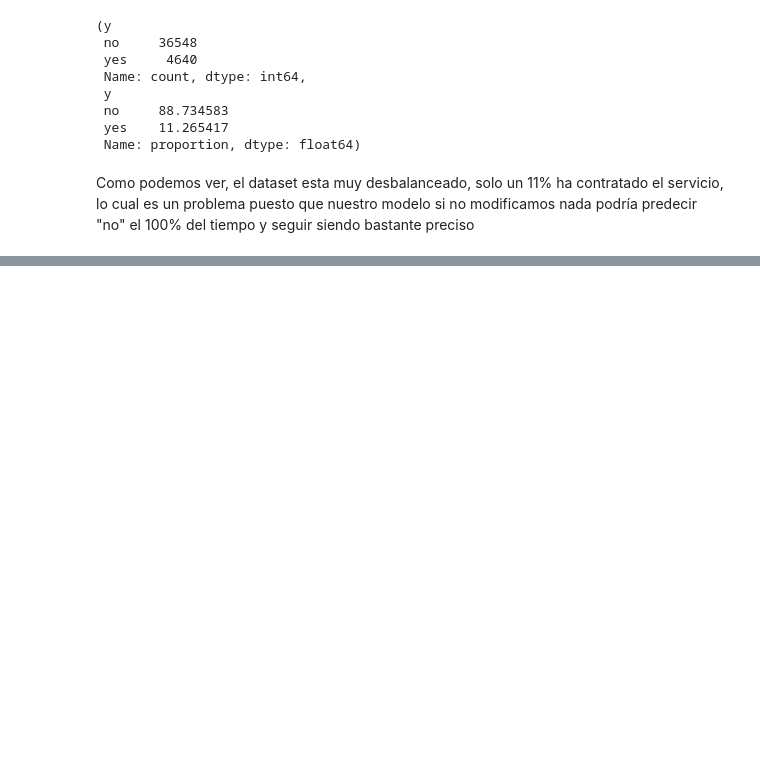
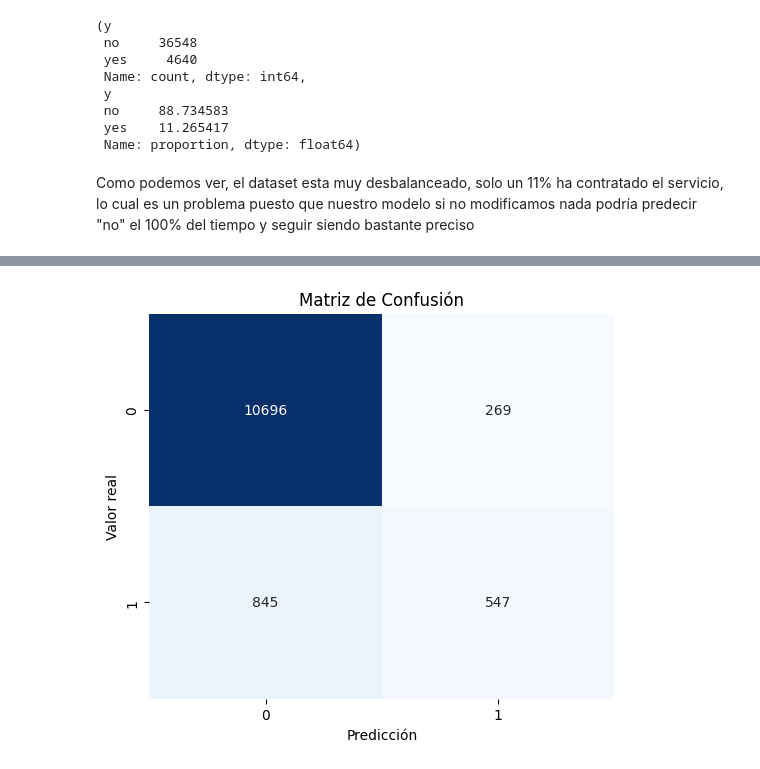
Before and after one commit to 4GeeksAcademy/najuvgz-intro-ml, a Jupyter notebook: src/01-logistic-regression.ipynb, the cells around one changed output, grey strips where cells are left out. Cells and saved outputs as stored; diff of their text form; code cells hidden in the pictures; blank space fills up the shorter version.

```diff
--- a/src/01-logistic-regression.ipynb
+++ b/src/01-logistic-regression.ipynb
@@ -133,0 +159,25 @@ Como podemos ver, el dataset esta muy desbalanceado, solo un 11% ha contratado e
+# %%
+df_model = df.copy()
+
+
+cat_cols = df_model.select_dtypes(include='object').columns
+
+le = LabelEncoder()
+for col in cat_cols:
+    df_model[col] = le.fit_transform(df_model[col])
+
+
+X = df_model.drop('y', axis=1)
+y = df_model['y']
+
+
+X_train, X_test, y_train, y_test = train_test_split(
+    X, y, test_size=0.3, random_state=42, stratify=y
+)
+
+
+model = LogisticRegression(max_iter=1000)
+model.fit(X_train, y_train)
+
+
+y_pred = model.predict(X_test)
@@ -133,0 +193,13 @@ Como podemos ver, el dataset esta muy desbalanceado, solo un 11% ha contratado e
+# %%
+
+cm = confusion_matrix(y_test, y_pred)
+
+
+plt.figure(figsize=(6,5))
+sns.heatmap(cm, annot=True, fmt='d', cmap='Blues', cbar=False)
+plt.xlabel('Predicción')
+plt.ylabel('Valor real')
+plt.title('Matriz de Confusión')
+plt.show()
+# %% [output]
+[figure, added]
```
Also changed, not shown: parts of 6 cells of this notebook, 1 other file.
